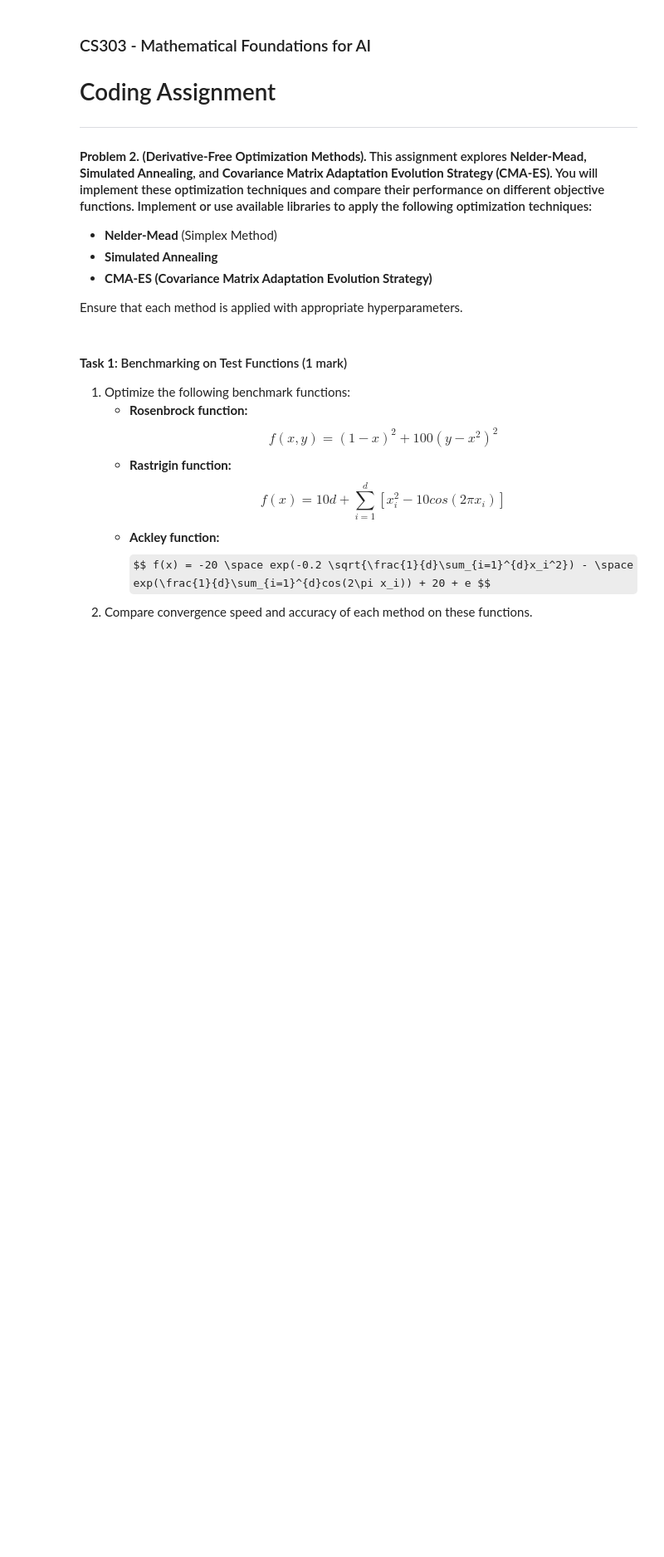
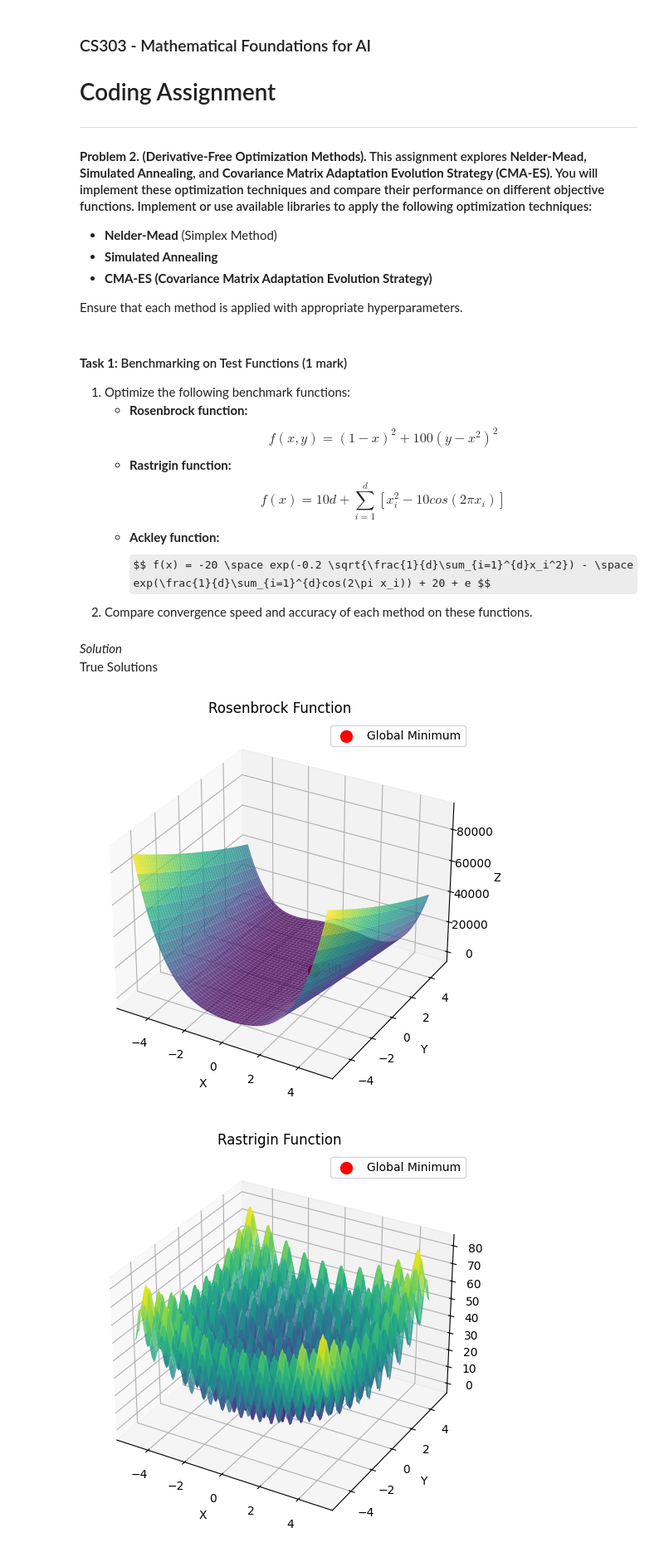
Before and after one commit to Reckadon/CodingAssignment, a Jupyter notebook: P2-Optimization.ipynb, the cells around one changed output. Shown at 83% size. Cells and saved outputs as stored; diff of their text form; code cells hidden in the pictures; some formulas as TeX source; blank space fills up the shorter version.

```diff
--- a/P2-Optimization.ipynb
+++ b/P2-Optimization.ipynb
@@ -23,3 +32,47 @@ from scipy.optimize import minimize
     - __Ackley function:__
         $$ f(x) = -20 \space exp(-0.2 \sqrt{\frac{1}{d}\sum_{i=1}^{d}x_i^2}) - \space exp(\frac{1}{d}\sum_{i=1}^{d}cos(2\pi x_i)) + 20 + e $$
 2. Compare convergence speed and accuracy of each method on these functions.
+# %% [markdown]
+_Solution_
+ True Solutions
+# %%
+def rosenbrock(x):
+    return (1 - x[0])**2 + 100*(x[1] - x[0]**2)**2
+
+def rastrigin(x, A=10):
+    return A*len(x) + sum(x_i**2 - A*np.cos(2*np.pi*x_i) for x_i in x)
+
+def ackley(x):
+    x = np.array(x)
+    d = len(x)
+    return -20 * np.exp(-0.2 * np.sqrt(sum(x**2) / d)) - np.exp(sum(np.cos(2 * np.pi * x)) / d) + 20 + np.exp(1)
+# %%
+def plot_function(f, title, minima):
+    x = np.linspace(-5, 5, 100)
+    y = np.linspace(-5, 5, 100)
+    X, Y = np.meshgrid(x, y)
+    Z = np.array([f([X[i, j], Y[i, j]]) for i in range(X.shape[0]) for j in range(X.shape[1])]).reshape(X.shape)
+
+    fig = plt.figure(figsize=(8, 6))
+    ax = fig.add_subplot(111, projection='3d')
+    ax.plot_surface(X, Y, Z, cmap='viridis', alpha=0.8)
+
+    # Plot and label minima
+    min_x, min_y = minima
+    min_z = f([min_x, min_y])
+    ax.scatter(min_x, min_y, min_z, color='red', s=100, label='Global Minimum')
+    ax.text(min_x, min_y, min_z, '  Min', color='red')
+
+    ax.set_xlabel('X')
+    ax.set_ylabel('Y')
+    ax.set_zlabel('Z')
+    ax.set_title(title)
+    ax.legend()
+    plt.show()
+
+plot_function(rosenbrock, 'Rosenbrock Function', (1, 1))
+plot_function(rastrigin, 'Rastrigin Function', (0, 0))
+plot_function(ackley, 'Ackley Function', (0, 0))
+# %% [output]
+[figure, added]
+[figure, added]
```
Also changed, not shown: parts of 12 cells of this notebook, 21 other files.
